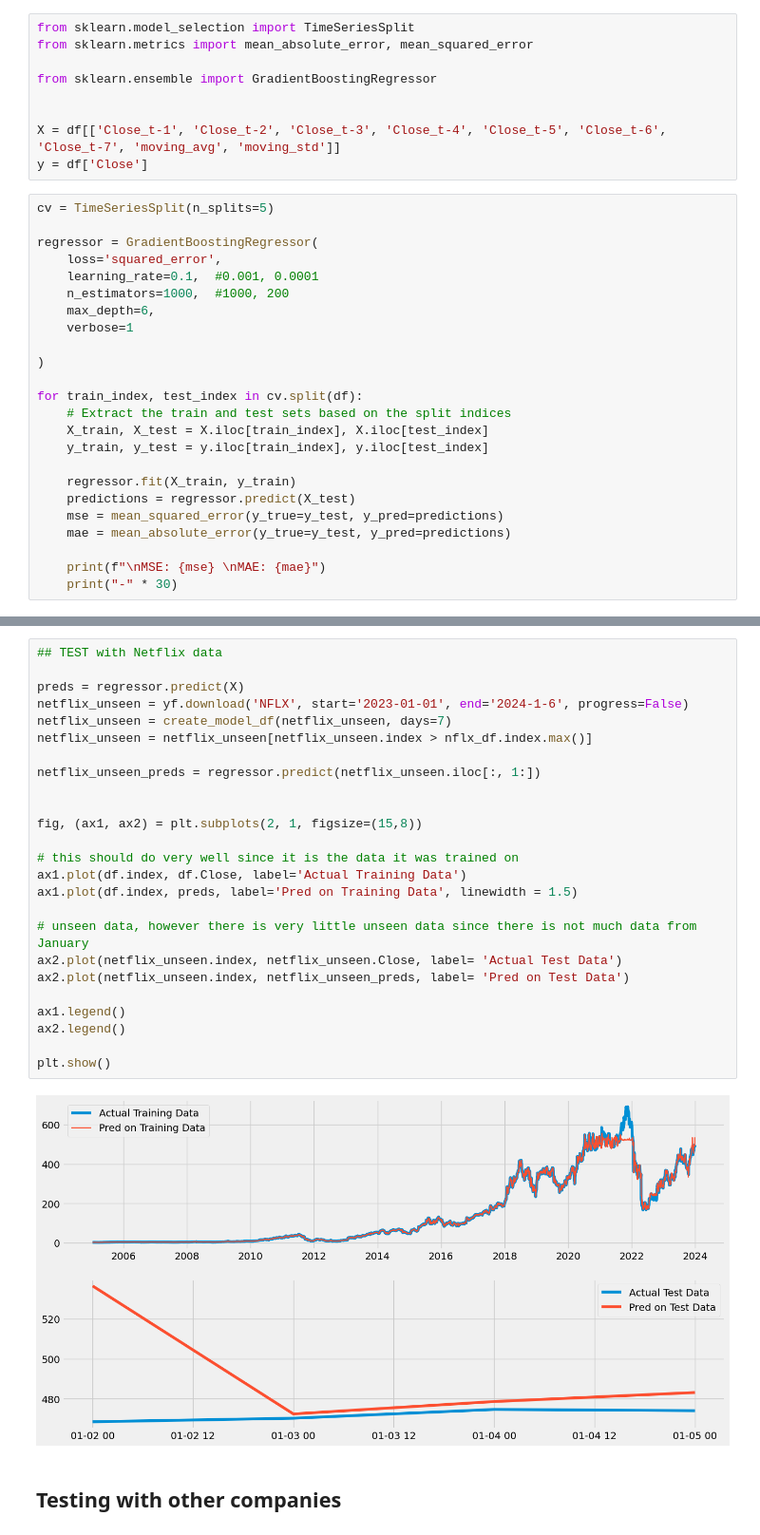
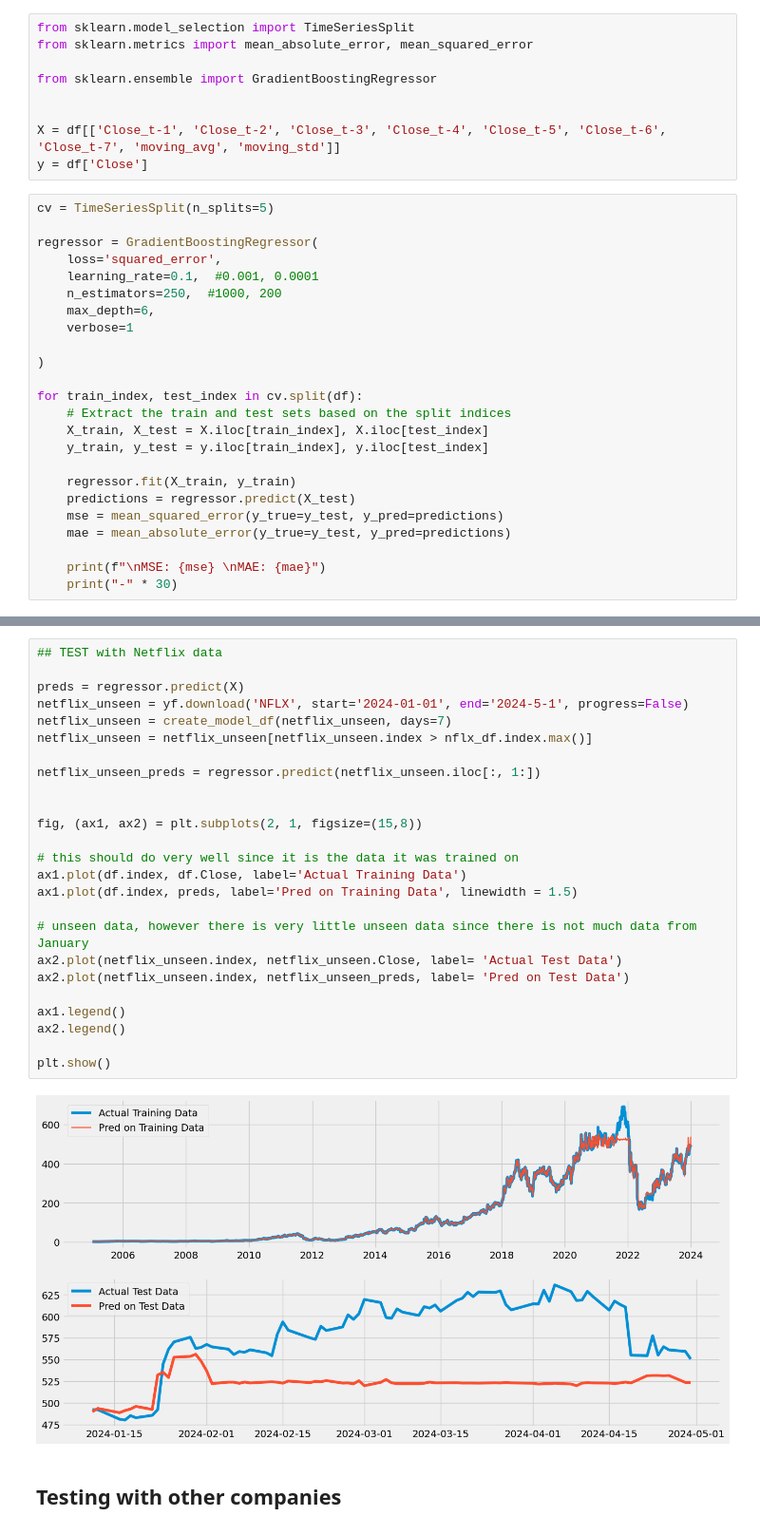
Before and after one commit to dani-dr06/Stock-forecast, a Jupyter notebook: Stock_Forecasting.ipynb, the cells around one changed output, grey strips where cells are left out. Shown at 95% size. Cells and saved outputs as stored; diff of their text form.

```diff
--- a/Stock_Forecasting.ipynb
+++ b/Stock_Forecasting.ipynb
@@ -112,7 +112,7 @@ cv = TimeSeriesSplit(n_splits=5)
 regressor = GradientBoostingRegressor(
     loss='squared_error',
     learning_rate=0.1,  #0.001, 0.0001
-    n_estimators=1000,  #1000, 200
+    n_estimators=250,  #1000, 200
     max_depth=6,
     verbose=1
 
@@ -151,30 +151,30 @@ MAE: 22.244359005791555
 # %%
 ## TEST with Netflix data
 
 preds = regressor.predict(X)
-netflix_unseen = yf.download('NFLX', start='2023-01-01', end='2024-1-6', progress=False)
+netflix_unseen = yf.download('NFLX', start='2024-01-01', end='2024-5-1', progress=False)
 netflix_unseen = create_model_df(netflix_unseen, days=7)
 netflix_unseen = netflix_unseen[netflix_unseen.index > nflx_df.index.max()]
 
 netflix_unseen_preds = regressor.predict(netflix_unseen.iloc[:, 1:])
 
 
 fig, (ax1, ax2) = plt.subplots(2, 1, figsize=(15,8))
 
 # this should do very well since it is the data it was trained on
 ax1.plot(df.index, df.Close, label='Actual Training Data')
 ax1.plot(df.index, preds, label='Pred on Training Data', linewidth = 1.5)
 
 # unseen data, however there is very little unseen data since there is not much data from January
 ax2.plot(netflix_unseen.index, netflix_unseen.Close, label= 'Actual Test Data')
 ax2.plot(netflix_unseen.index, netflix_unseen_preds, label= 'Pred on Test Data')
 
 ax1.legend()
 ax2.legend()
 
 plt.show()
 # %% [output]
-[figure, old version]
+[figure, new version]
 # %% [markdown]
 ## Testing with other companies
 # %%
```
Also changed, not shown: parts of 33 cells of this notebook.
